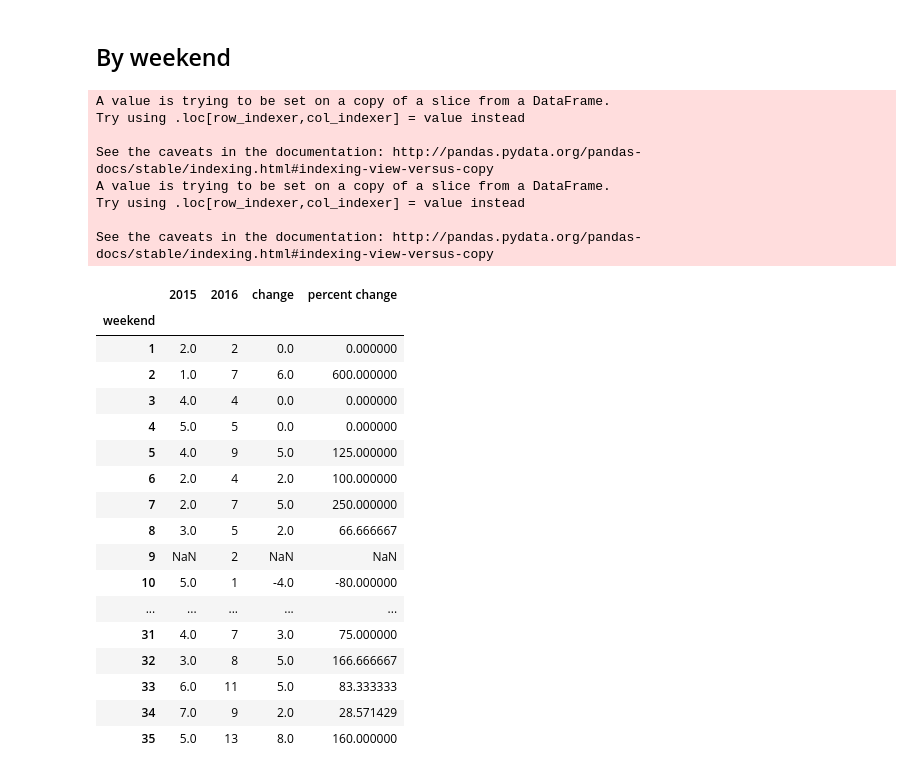
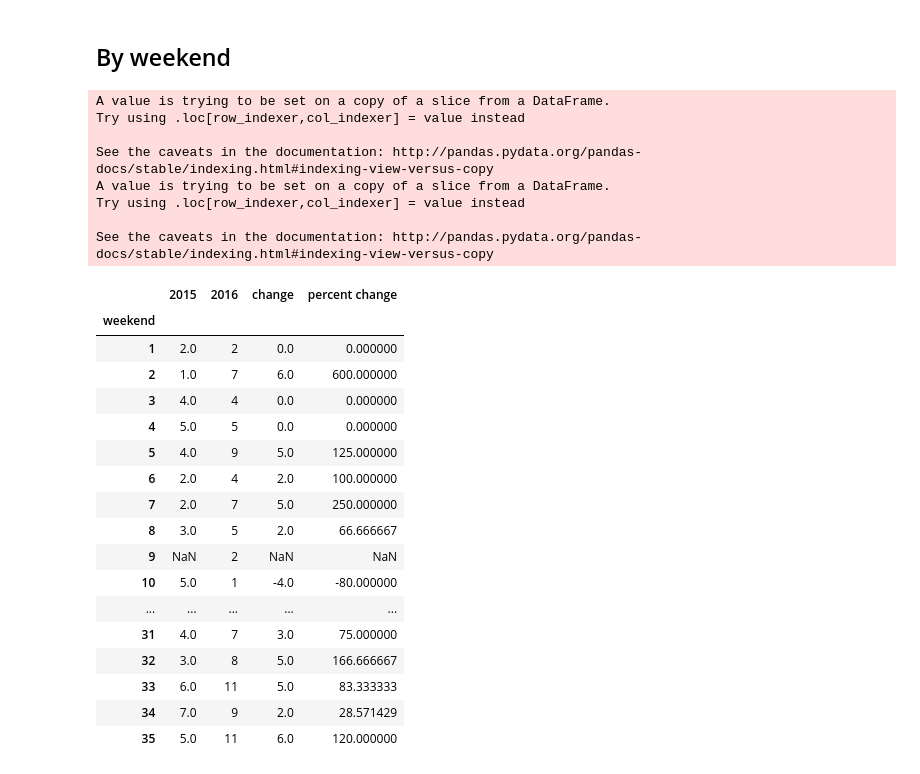
Before and after one commit to newsapps/public-notebooks, a Jupyter notebook: Year to date comparison 2015 to 2016.ipynb, the cells around one changed output. Cells and saved outputs as stored; diff of their text form; code cells hidden in the pictures.

```diff
--- a/Year to date comparison 2015 to 2016.ipynb
+++ b/Year to date comparison 2015 to 2016.ipynb
@@ -48,24 +58,34 @@ homicides['year'] = homicides.apply(lambda row: row['datetime'].year, axis=1)
 # Filter to homicides on or before this day
 
 from datetime import datetime
-day_of_year = datetime.now().timetuple().tm_yday
 
-def get_day_of_year(row):
-    try:
-        return row['datetime'].timetuple().tm_yday
-    except ValueError:
-        return None
+# If we wanted to do this to the exact day of the year, which accomodates the fact that 2016 was a leap year,
+# we would do it this way, however, I think it will be easier to talk to editors about it if we
+# do a straight-up comparison through 8/31.
 
-homicides['day_of_year'] = homicides.apply(get_day_of_year, axis=1)
+# day_of_year = datetime.now().timetuple().tm_yday
+#
+#def get_day_of_year(row):
+#    try:
+#        return row['datetime'].timetuple().tm_yday
+#    except ValueError:
+#        return None
+#
+#homicides['day_of_year'] = homicides.apply(get_day_of_year, axis=1)
+#
+#homicides_with_day_of_year = homicides[homicides['day_of_year'] != None]
 
-homicides_with_day_of_year = homicides[homicides['day_of_year'] != None]
+end_date = datetime(2016, 9, 1)
 
-def get_month(row):
-    return row['datetime'].month
+def is_before_date(row):
+    if row['datetime'].year == 2016:
+        return row['datetime'] < end_date
+    elif row['datetime'].year == 2015:
+        return row['datetime'] < end_date.replace(year=2015)
+    else:
+        return False
 
-homicides_with_day_of_year['month'] = homicides_with_day_of_year.apply(get_month, axis=1)
-
-homicides_to_day = homicides_with_day_of_year[homicides_with_day_of_year['day_of_year'] <= day_of_year]
+homicides_to_day = homicides[homicides.apply(is_before_date, axis=1)]
 # %%
 # Normalize district numbers
 
@@ -196,9 +265,10 @@ today = datetime.now().date()
 fridays_2015 = rrule.rrule(rrule.WEEKLY, byweekday=relativedelta.FR(1), dtstart=datetime(2015,1,1), count=52)
 fridays_2016 = rrule.rrule(rrule.WEEKLY, byweekday=relativedelta.FR(1), dtstart=datetime(2016,1,1), count=52)
 
-day_of_year = datetime.now().timetuple().tm_yday
-fridays_2015_to_date = [d.date() for d in fridays_2015 if d.timetuple().tm_yday <= day_of_year]
-fridays_2016_to_date = [d.date() for d in fridays_2016 if d.timetuple().tm_yday <= day_of_year]
+end_date_2016 = datetime(2016, 9, 1)
+end_date_2015 = end_date.replace(year=2015)
+fridays_2015_to_date = [d.date() for d in fridays_2015 if d < end_date_2015]
+fridays_2016_to_date = [d.date() for d in fridays_2016 if d < end_date_2016]
 
 def get_weekends(fridays):
     weekends = []
@@ -266,31 +336,31 @@ by_weekend = pd.DataFrame({
 by_weekend['change'] = by_weekend[2016] - by_weekend[2015]
 by_weekend['percent change'] = (((by_weekend[2016] - by_weekend[2015]) / by_weekend[2015]) * 100)
 
 display(by_weekend)
 # %% [output]
 A value is trying to be set on a copy of a slice from a DataFrame.
 Try using .loc[row_indexer,col_indexer] = value instead
 
 See the caveats in the documentation: http://pandas.pydata.org/pandas-docs/stable/indexing.html#indexing-view-versus-copy
 A value is trying to be set on a copy of a slice from a DataFrame.
 Try using .loc[row_indexer,col_indexer] = value instead
 
 See the caveats in the documentation: http://pandas.pydata.org/pandas-docs/stable/indexing.html#indexing-view-versus-copy
 |  | 2015 | 2016 | change | percent change |
 | weekend |  |  |  |  |
 | 1 | 2.0 | 2 | 0.0 | 0.000000 |
 | 2 | 1.0 | 7 | 6.0 | 600.000000 |
 | 3 | 4.0 | 4 | 0.0 | 0.000000 |
 | 4 | 5.0 | 5 | 0.0 | 0.000000 |
 | 5 | 4.0 | 9 | 5.0 | 125.000000 |
 | 6 | 2.0 | 4 | 2.0 | 100.000000 |
 | 7 | 2.0 | 7 | 5.0 | 250.000000 |
 | 8 | 3.0 | 5 | 2.0 | 66.666667 |
 | 9 | NaN | 2 | NaN | NaN |
 | 10 | 5.0 | 1 | -4.0 | -80.000000 |
 | ... | ... | ... | ... | ... |
 | 31 | 4.0 | 7 | 3.0 | 75.000000 |
 | 32 | 3.0 | 8 | 5.0 | 166.666667 |
 | 33 | 6.0 | 11 | 5.0 | 83.333333 |
 | 34 | 7.0 | 9 | 2.0 | 28.571429 |
-| 35 | 5.0 | 13 | 8.0 | 160.000000 |
+| 35 | 5.0 | 11 | 6.0 | 120.000000 |
```
Also changed, not shown: parts of 9 cells of this notebook.
